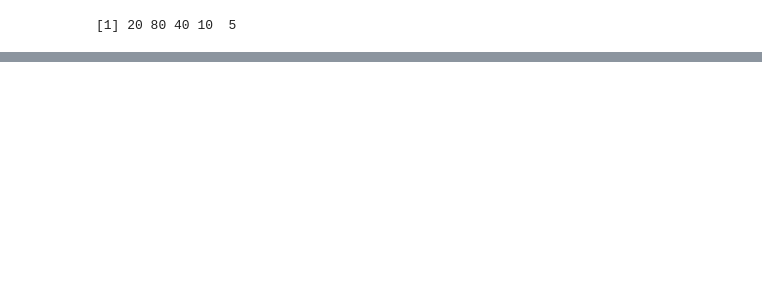
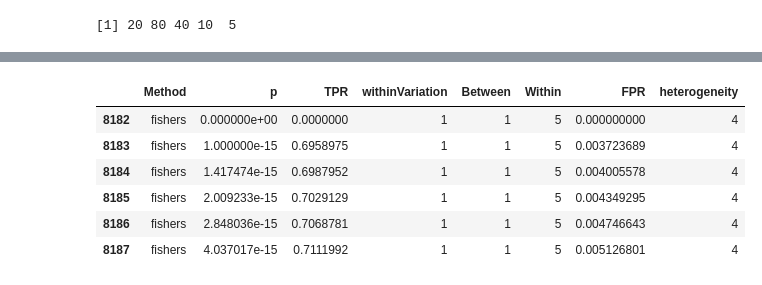
Before and after one commit to cmaumet/zmeta, a Jupyter notebook: real_data.ipynb, the cells around one changed output, grey strips where cells are left out. Cells and saved outputs as stored; diff of their text form; code cells hidden in the pictures; blank space fills up the shorter version.

```diff
--- a/real_data.ipynb
+++ b/real_data.ipynb
@@ -307,0 +313,10 @@ Warning message:
+# %%
+head(subset(realdata_withsimuFPR, Method=='fishers' & Within==0.25*20))
+# %% [output]
+|  | Method | p | TPR | withinVariation | Between | Within | FPR | heterogeneity |
+| 8182 | fishers | 0.000000e+00 | 0.0000000 | 1 | 1 | 5 | 0.000000000 | 4 |
+| 8183 | fishers | 1.000000e-15 | 0.6958975 | 1 | 1 | 5 | 0.003723689 | 4 |
+| 8184 | fishers | 1.417474e-15 | 0.6987952 | 1 | 1 | 5 | 0.004005578 | 4 |
+| 8185 | fishers | 2.009233e-15 | 0.7029129 | 1 | 1 | 5 | 0.004349295 | 4 |
+| 8186 | fishers | 2.848036e-15 | 0.7068781 | 1 | 1 | 5 | 0.004746643 | 4 |
+| 8187 | fishers | 4.037017e-15 | 0.7111992 | 1 | 1 | 5 | 0.005126801 | 4 |
```
Also changed, not shown: parts of 12 cells of this notebook.
